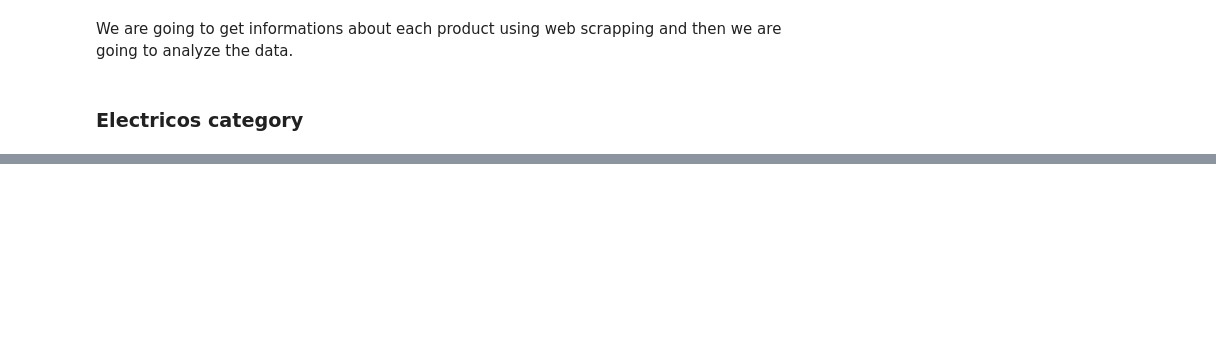
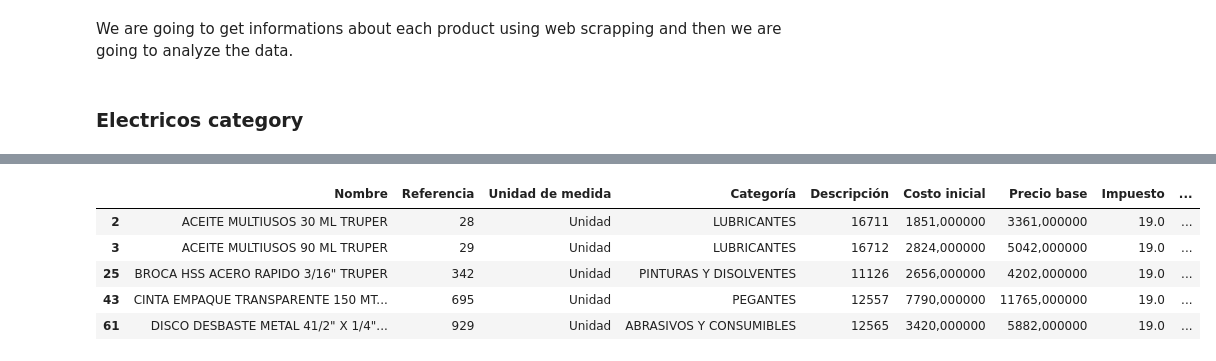
Before and after one commit to dianasolangel/ferriatienda, a Jupyter notebook: ferriatienda/ferritienda_data.ipynb, the cells around one changed output, grey strips where cells are left out. Cells and saved outputs as stored; diff of their text form; code cells hidden in the pictures; blank space fills up the shorter version.

```diff
--- a/ferriatienda/ferritienda_data.ipynb
+++ b/ferriatienda/ferritienda_data.ipynb
@@ -11,7 +16,7 @@ Infos regarding the data:
 - The brand for each product is the last word on the name of the product if not it is a generic product
 # %%
 #We start by reading the csv file
-data = pd.read_csv("data/inventario_ferritienda.csv", sep=";", encoding="latin1")
+data = pd.read_csv("../data/inventario_ferritienda.csv", sep=";", encoding="latin1")
 data = data.drop(data.columns[[0, 1, 2, 3]], axis=1)
 # Mettre à jour les noms des colonnes
 data.columns = [
@@ -19,8 +24,8 @@ data.columns = [
     "Código del producto o servicio",
     "Referencia",
     "Unidad de medida",
-    "Categoría",
-    "Descripción",
+    "Categoria",
+    "Descripcion",
     "Costo inicial",
     "Precio base",
     "Impuesto",
@@ -266,3 +268,3 @@ memory usage: 88.9+ KB
 # %%
 truper_products = data[data["Marca"] == "TRUPER"].copy()
-truper_products['Marca'] = truper_products['Marca'] + " " + truper_products['Descripción'].str.findall(r'\d+').str.join(" ")
+truper_products['Marca'] = truper_products['Marca'] + " " + truper_products['Descripcion'].str.findall(r'\d+').str.join(" ")
@@ -508,0 +271,9 @@ ModuleNotFoundError: No module named 'pdf2image'
+# %%
+truper_products.head()
+# %% [output]
+|  | Nombre | Referencia | Unidad de medida | Categoría | Descripción | Costo inicial | Precio base | Impuesto | ... |
+| 2 | ACEITE MULTIUSOS 30 ML TRUPER | 28 | Unidad | LUBRICANTES | 16711 | 1851,000000 | 3361,000000 | 19.0 | ... |
+| 3 | ACEITE MULTIUSOS 90 ML TRUPER | 29 | Unidad | LUBRICANTES | 16712 | 2824,000000 | 5042,000000 | 19.0 | ... |
+| 25 | BROCA HSS ACERO RAPIDO 3/16" TRUPER | 342 | Unidad | PINTURAS Y DISOLVENTES | 11126 | 2656,000000 | 4202,000000 | 19.0 | ... |
+| 43 | CINTA EMPAQUE TRANSPARENTE 150 MT... | 695 | Unidad | PEGANTES | 12557 | 7790,000000 | 11765,000000 | 19.0 | ... |
+| 61 | DISCO DESBASTE METAL 41/2" X 1/4"... | 929 | Unidad | ABRASIVOS Y CONSUMIBLES | 12565 | 3420,000000 | 5882,000000 | 19.0 | ... |
```
Also changed, not shown: parts of 43 cells of this notebook, 13 other files.
